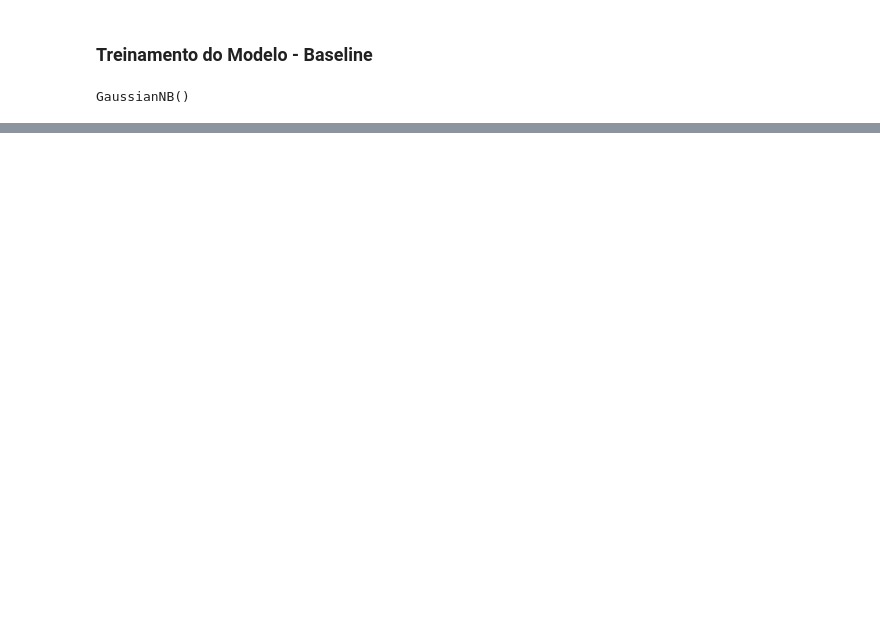
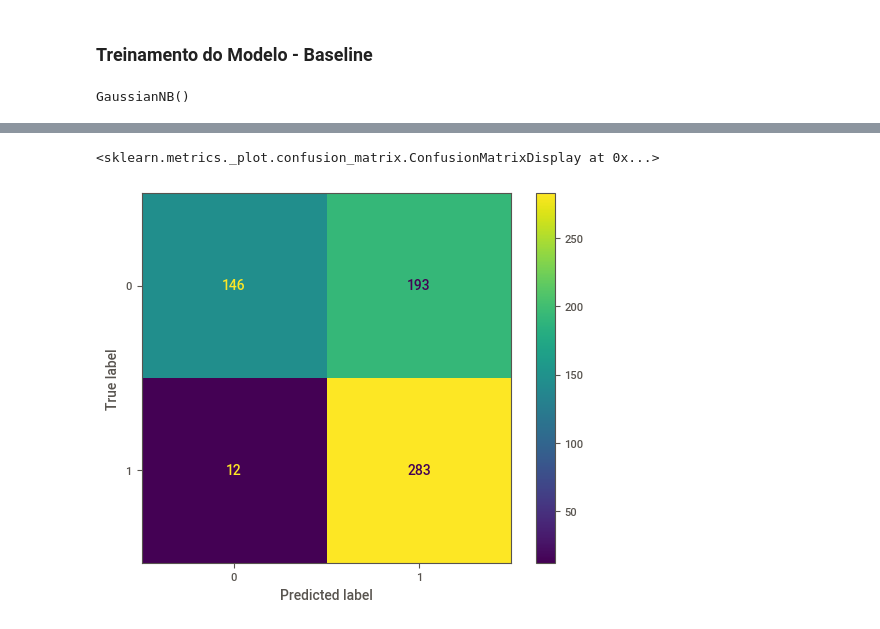
Before and after one commit to danilotavares-dev/analise-obesidade-ML, a Jupyter notebook: modelo_obesidade.ipynb, the cells around one changed output, grey strips where cells are left out. Cells and saved outputs as stored; diff of their text form; code cells hidden in the pictures; blank space fills up the shorter version.

Commit message:
Feat: Treinamento Modelo Kbest

```diff
--- a/modelo_obesidade.ipynb
+++ b/modelo_obesidade.ipynb
@@ -215,0 +232,4 @@ disp_modelo_baseline.plot()
+# %%
+kbest_features = kbest.get_support(indices=True)
+X_train_kbest_features = X_train.iloc[:, kbest_features]
+X_train_kbest_features.info()
@@ -215,0 +253,3 @@ disp_modelo_baseline.plot()
+# %%
+modelo_kbest = GaussianNB()
+modelo_kbest.fit(X_train_kbest_features, y_train)
@@ -215,0 +260,5 @@ disp_modelo_baseline.plot()
+# %%
+X_test_kbest = kbest.transform(X_test)
+X_test_kbest_features = X_test.iloc[:, kbest_features]
+# %%
+y_pred_kbest = modelo_kbest.predict(X_test_kbest_features)
@@ -215,0 +283,7 @@ disp_modelo_baseline.plot()
+# %%
+confusion_matrix_modelo_kbest = confusion_matrix(y_test, y_pred_kbest)
+disp_modelo_kbest = ConfusionMatrixDisplay(confusion_matrix_modelo_kbest)
+disp_modelo_kbest.plot()
+# %% [output]
+<sklearn.metrics._plot.confusion_matrix.ConfusionMatrixDisplay at 0x...>
+[figure, added]
```
Also changed, not shown: parts of 17 cells of this notebook.
